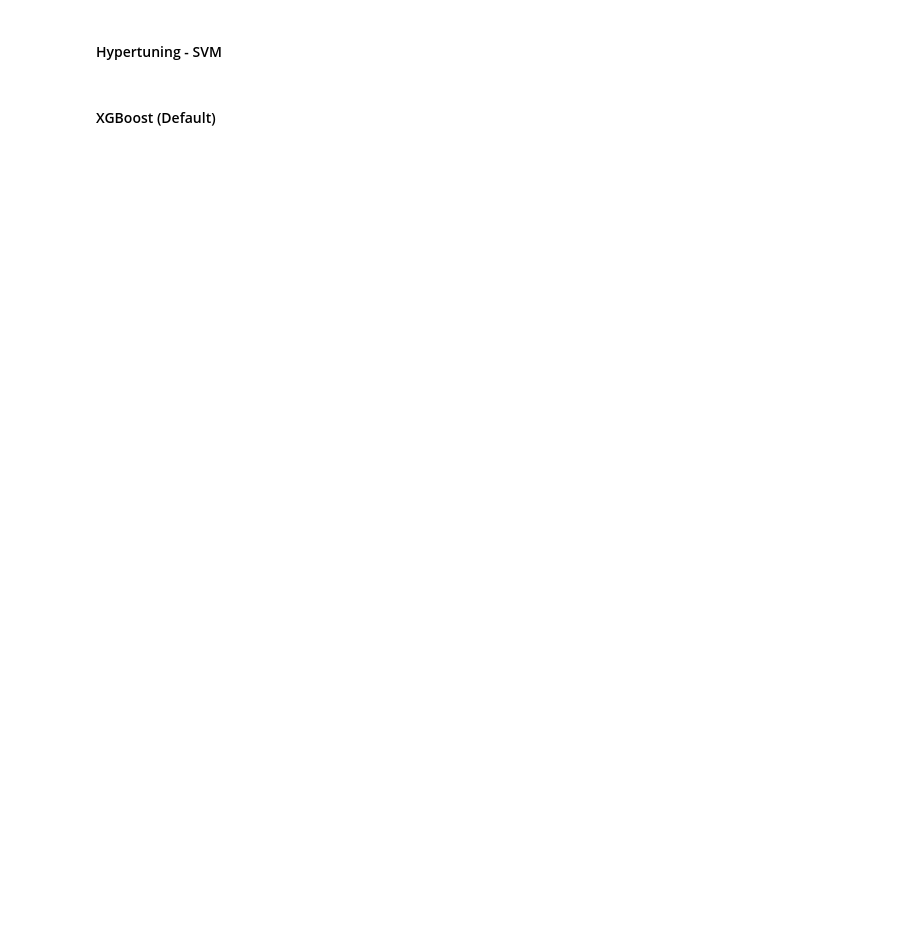
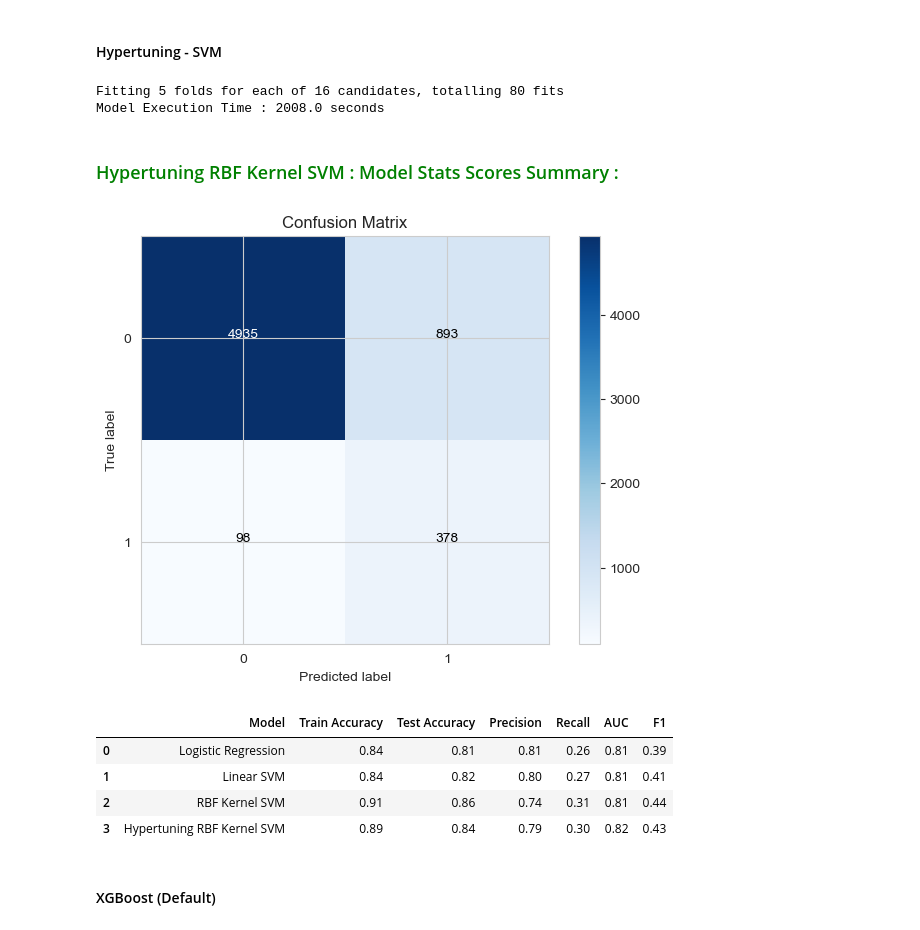
Before and after one commit to spidy95/TelecomCurnCaseStudy, a Jupyter notebook: Telecom_Churn_Case_Study.ipynb, the cells around one changed output. Saved outputs shown, nothing was run; the diff lists cells and outputs as text; code cells hidden in the pictures; blank space fills up the shorter version.

```diff
--- a/Telecom_Churn_Case_Study.ipynb
+++ b/Telecom_Churn_Case_Study.ipynb
@@ -1415,33 +1412,50 @@ get_model_performance(y_train_after_smothe,y_train_pred,y_test,y_test_pred,"RBF
 # %% [markdown]
 #### Hypertuning - SVM
 # %%
-# start_time = time.time()
+ start_time = time.time()
 
  # creating a KFold object with 5 splits
-# folds = KFold(n_splits = 5, shuffle = True, random_state = 101)
+folds = KFold(n_splits = 5, shuffle = True, random_state = 101)
 
  # Set the parameters by cross-validation
-# hyper_params = [ {'gamma': [1e-1,1e-2, 1e-3, 1e-4], 'C': [1, 10, 100, 1000]}]
+hyper_params = [ {'gamma': [1e-1,1e-2, 1e-3, 1e-4], 'C': [1, 10, 100, 1000]}]
 
  # specify model
-# model = svm.SVC(kernel="rbf")
+model = svm.SVC(kernel="rbf")
 
  # set up GridSearchCV()
-# model_cv_svm = GridSearchCV(estimator = model,
-#                         param_grid = hyper_params,
-#                         scoring= 'accuracy',
-#                         cv = folds,
-#                         n_jobs = -1,
-#                         verbose = 1,
-#                         return_train_score=True)
+model_cv_svm = GridSearchCV(estimator = model,
+                        param_grid = hyper_params,
+                        scoring= 'accuracy',
+                        cv = folds,
+                        n_jobs = -1,
+                        verbose = 1,
+                        return_train_score=True)
 
  # fit the model
-# model_cv_svm.fit(X_train_after_smothe_PCA, y_train_after_smothe)
+model_cv_svm.fit(X_train_after_smothe_PCA, y_train_after_smothe)
 
-# end_time = time.time()
-# print("Model Execution Time : %s seconds " % round(end_time - start_time,2))
+end_time = time.time()
+print("Model Execution Time : %s seconds " % round(end_time - start_time,2))
+# %% [output]
+Fitting 5 folds for each of 16 candidates, totalling 80 fits
+Model Execution Time : 2008.0 seconds
 # %%
 #commented out as its not running on laptop due to resource issue
+y_test_pred = model_cv_svm.predict(X_test_after_PCA)
+
+y_train_pred = model_cv_svm.predict(X_train_after_smothe_PCA)
+
+
+get_model_performance(y_train_after_smothe,y_train_pred,y_test,y_test_pred,"Hypertuning RBF Kernel SVM")
+# %% [output]
+ ### <span style='color:green'>Hypertuning RBF Kernel SVM : Model Stats Scores Summary : </span>
+[figure, added]
+|  | Model | Train Accuracy | Test Accuracy | Precision | Recall | AUC | F1 |
+| 0 | Logistic Regression | 0.84 | 0.81 | 0.81 | 0.26 | 0.81 | 0.39 |
+| 1 | Linear SVM | 0.84 | 0.82 | 0.80 | 0.27 | 0.81 | 0.41 |
+| 2 | RBF Kernel SVM | 0.91 | 0.86 | 0.74 | 0.31 | 0.81 | 0.44 |
+| 3 | Hypertuning RBF Kernel SVM | 0.89 | 0.84 | 0.79 | 0.30 | 0.82 | 0.43 |
 # %% [markdown]
 #### XGBoost (Default)
 # %%
```
Also changed, not shown: parts of 97 cells of this notebook, 10 other files.
